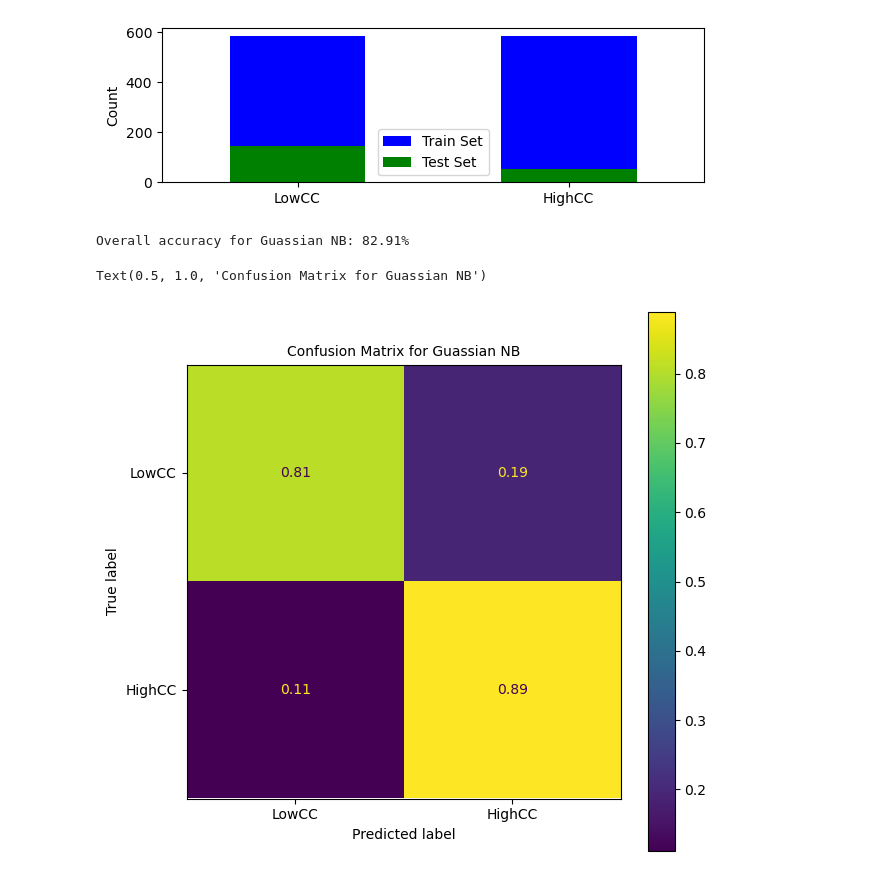
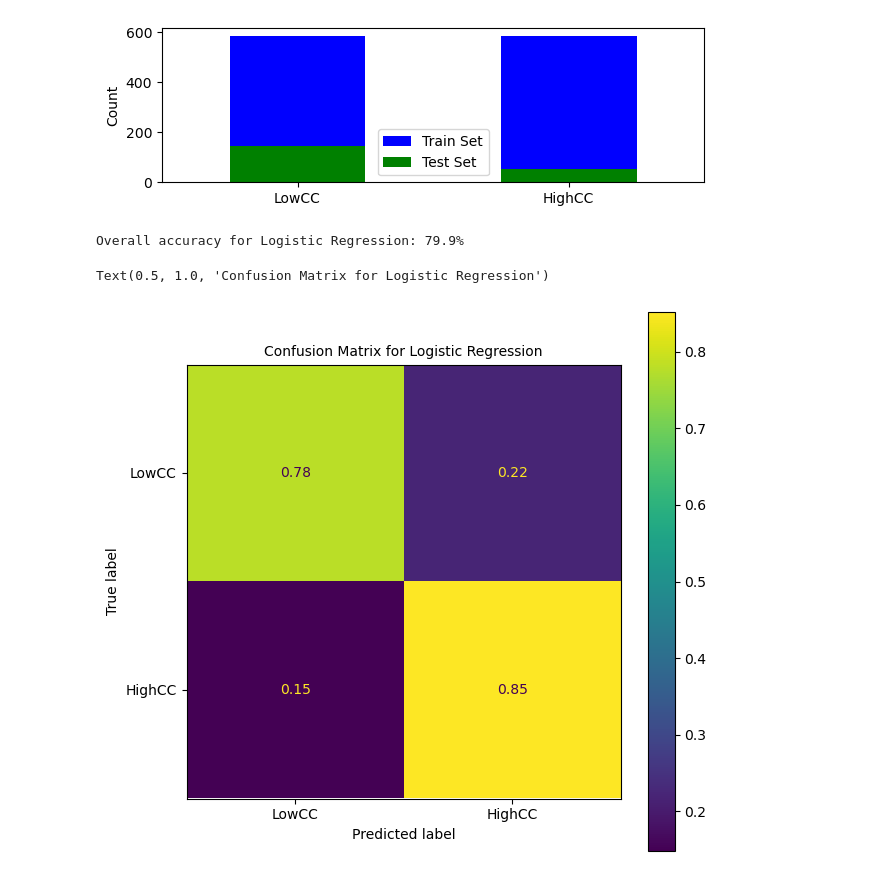
Before and after one commit to LDZuckerman/AstroPublicationTrends, a Jupyter notebook: Regression.ipynb, the cells around one changed output. Saved outputs shown, nothing was run; the diff lists cells and outputs as text; code cells hidden in the pictures.

```diff
--- a/Regression.ipynb
+++ b/Regression.ipynb
@@ -102,21 +104,21 @@ display(X_train); display(X_test)
 # %%
 '''
 Fit Logistic Regression Model and Predict
 '''
 
 LgR = linear_model.LogisticRegression()
 model = LgR.fit(X_train, y_train)
 preds = model.predict(X_test)
-print(f'Overall accuracy for Guassian NB: {np.round(metrics.accuracy_score(y_test, preds)*100,2)}%')
+print(f'Overall accuracy for Logistic Regression: {np.round(metrics.accuracy_score(y_test, preds)*100,2)}%')
 cm = metrics.confusion_matrix(y_test, preds, labels=['LowCC', 'HighCC'], normalize='true') # print(y_test.value_counts(), print(np.sum(cm, axis=1))) # check that the number of each true label is correct, just for debugging
 disp = metrics.ConfusionMatrixDisplay(confusion_matrix=cm, display_labels=['LowCC', 'HighCC'])
 fig, ax = plt.subplots(figsize=(7,7))
 disp.plot(ax=ax)
-ax.set_title(f'Confusion Matrix for Guassian NB', fontsize=10)
+ax.set_title(f'Confusion Matrix for Logistic Regression', fontsize=10)
 # %% [output]
-Overall accuracy for Guassian NB: 82.91%
+Overall accuracy for Logistic Regression: 79.9%
-Text(0.5, 1.0, 'Confusion Matrix for Guassian NB')
+Text(0.5, 1.0, 'Confusion Matrix for Logistic Regression')
-[figure, old version]
+[figure, new version]
 # %%
 '''
 Compare to Multinomial NB
```
Also changed, not shown: parts of 3 cells of this notebook, 4 other files.
